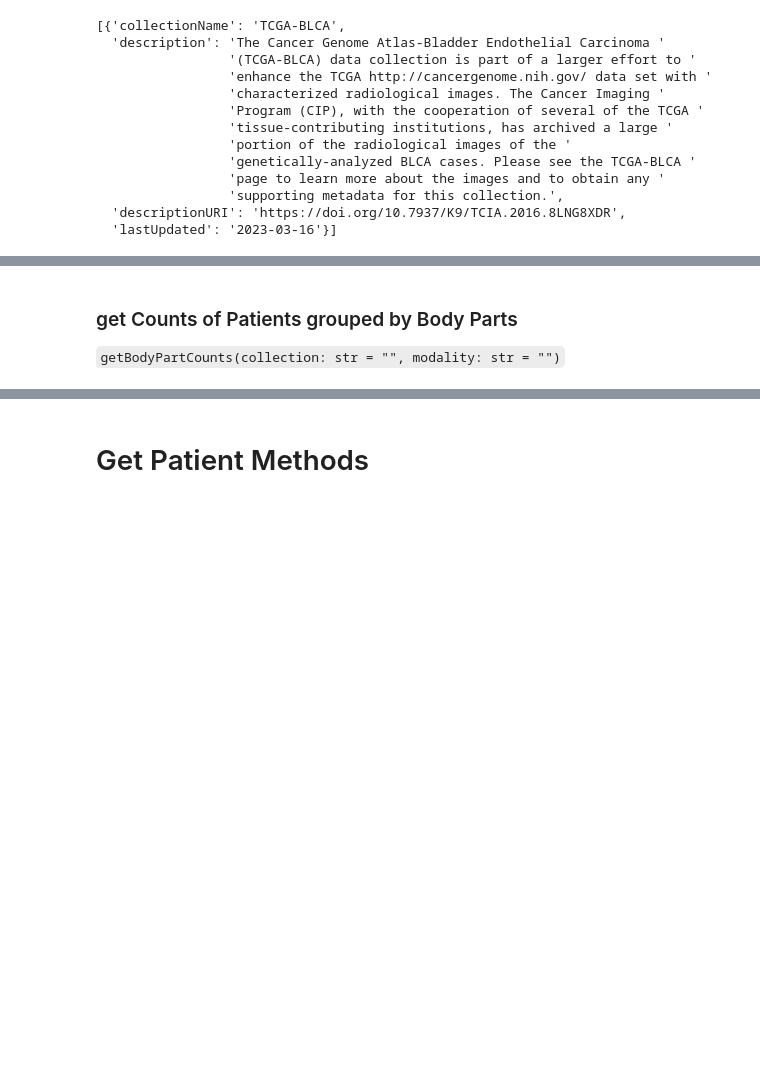
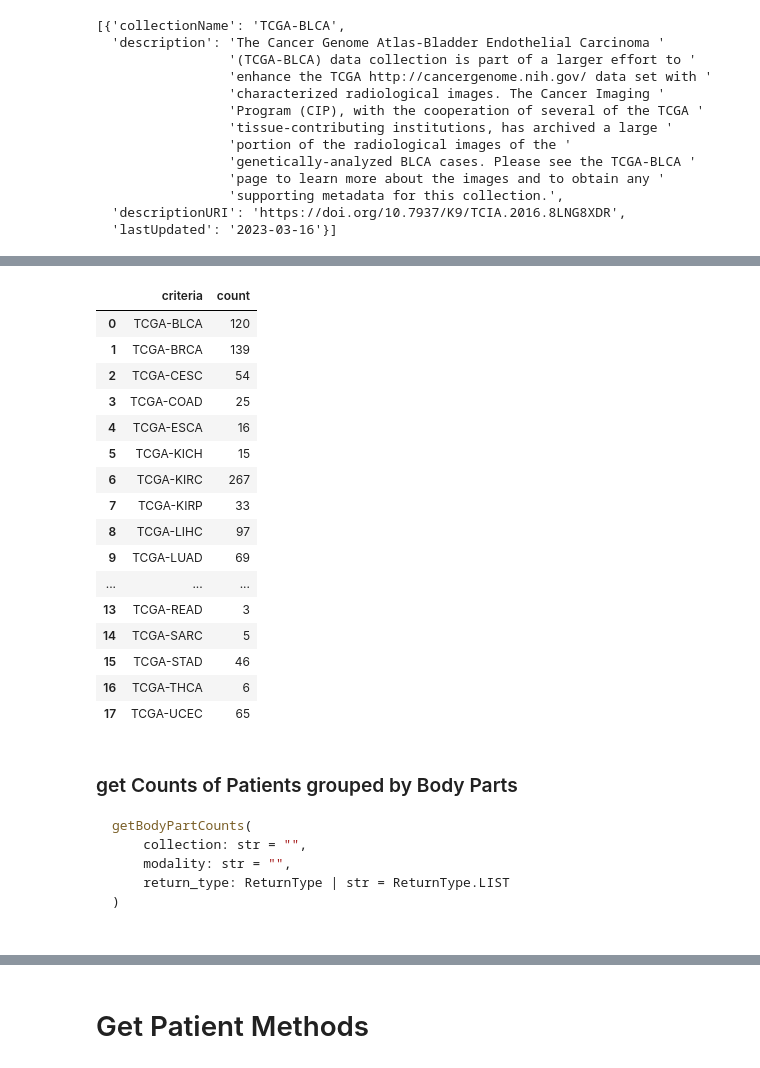
Before and after one commit to jjjermiah/nbia-toolkit, a Jupyter notebook: docs/Tutorial.ipynb, the cells around one changed output, grey strips where cells are left out. Drawn from its saved outputs; the diff is of its cells as text; code cells hidden in the pictures; blank space fills up the shorter version.

````diff
--- a/docs/Tutorial.ipynb
+++ b/docs/Tutorial.ipynb
@@ -110,6 +148,31 @@ Collection with max PatientCount:  {'Collection': 'TCGA-KIRC', 'PatientCount': 2
+# %%
+client.getCollectionPatientCount(prefix="TCGA", return_type=ReturnType.DATAFRAME)
+# %% [output]
+|  | criteria | count |
+| 0 | TCGA-BLCA | 120 |
+| 1 | TCGA-BRCA | 139 |
+| 2 | TCGA-CESC | 54 |
+| 3 | TCGA-COAD | 25 |
+| 4 | TCGA-ESCA | 16 |
+| 5 | TCGA-KICH | 15 |
+| 6 | TCGA-KIRC | 267 |
+| 7 | TCGA-KIRP | 33 |
+| 8 | TCGA-LIHC | 97 |
+| 9 | TCGA-LUAD | 69 |
+| ... | ... | ... |
+| 13 | TCGA-READ | 3 |
+| 14 | TCGA-SARC | 5 |
+| 15 | TCGA-STAD | 46 |
+| 16 | TCGA-THCA | 6 |
+| 17 | TCGA-UCEC | 65 |
 # %% [markdown]
 ### get Counts of Patients grouped by Body Parts
-`getBodyPartCounts(collection: str = "", modality: str = "")`
+``` python
+getBodyPartCounts(
+    collection: str = "",
+    modality: str = "",
+    return_type: ReturnType | str = ReturnType.LIST
+)
 # %%
 bodypart_count = client.getBodyPartCounts()
 print("Total Number of body parts:" + str(len(bodypart_count)))
````
Also changed, not shown: parts of 23 cells of this notebook.
